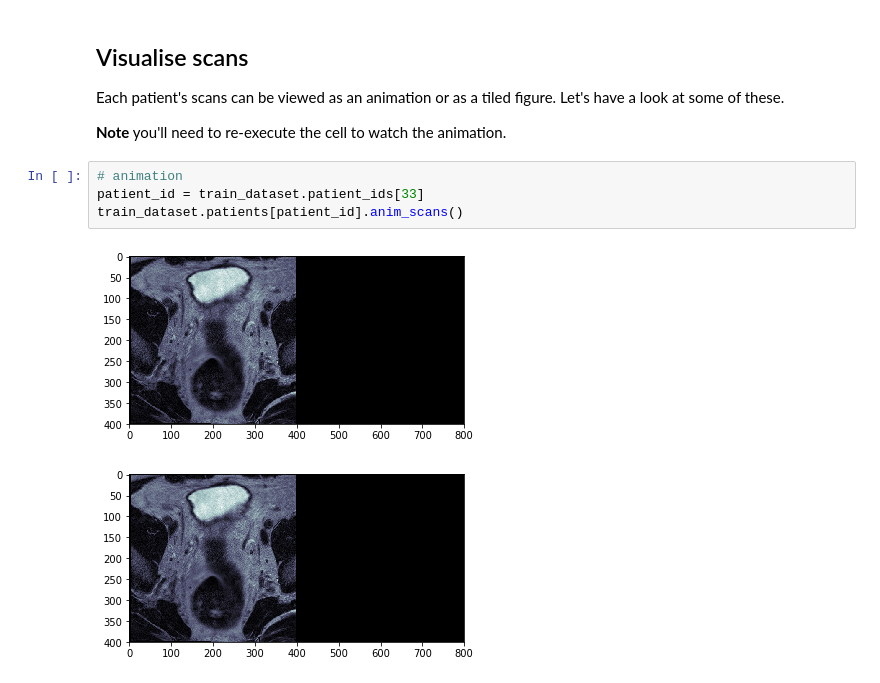
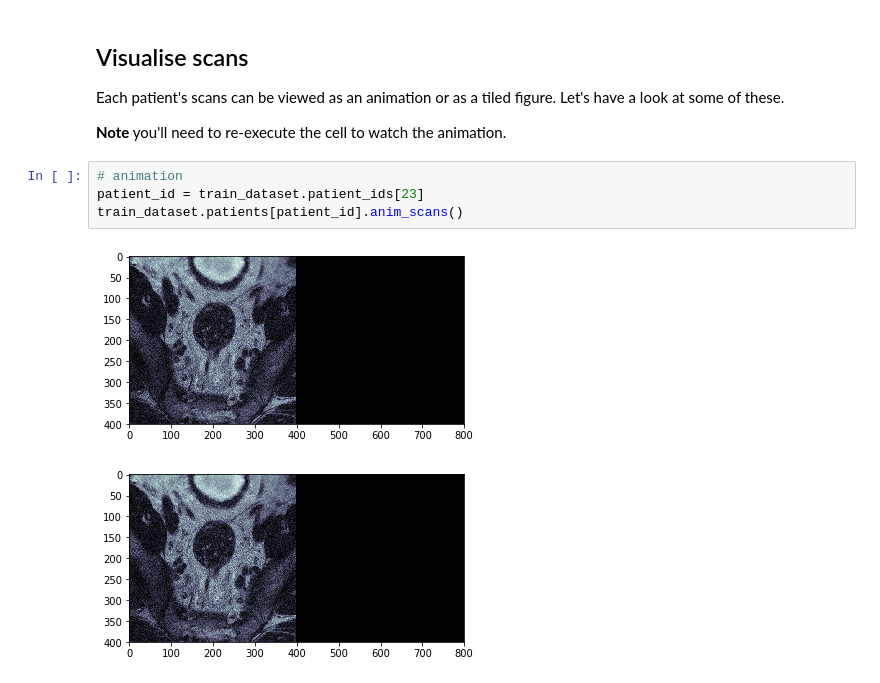
Before and after one commit to danielhomola/3D_UNet, a Jupyter notebook: notebooks/data_exploration.ipynb, the cells around one changed output. Cells and saved outputs as stored; diff of their text form.

```diff
--- a/notebooks/data_exploration.ipynb
+++ b/notebooks/data_exploration.ipynb
@@ -138,10 +148,10 @@ Each patient's scans can be viewed as an animation or as a tiled figure. Let's h
 **Note** you'll need to re-execute the cell to watch the animation.
 # %%
 # animation
-patient_id = train_dataset.patient_ids[33]
+patient_id = train_dataset.patient_ids[23]
 train_dataset.patients[patient_id].anim_scans()
 # %% [output]
-[figure, old version]
+[figure, new version]
-[figure, old version]
+[figure, new version]
 # %%
 # tiled figure
```
Also changed, not shown: parts of 4 cells of this notebook, 3 other files.
